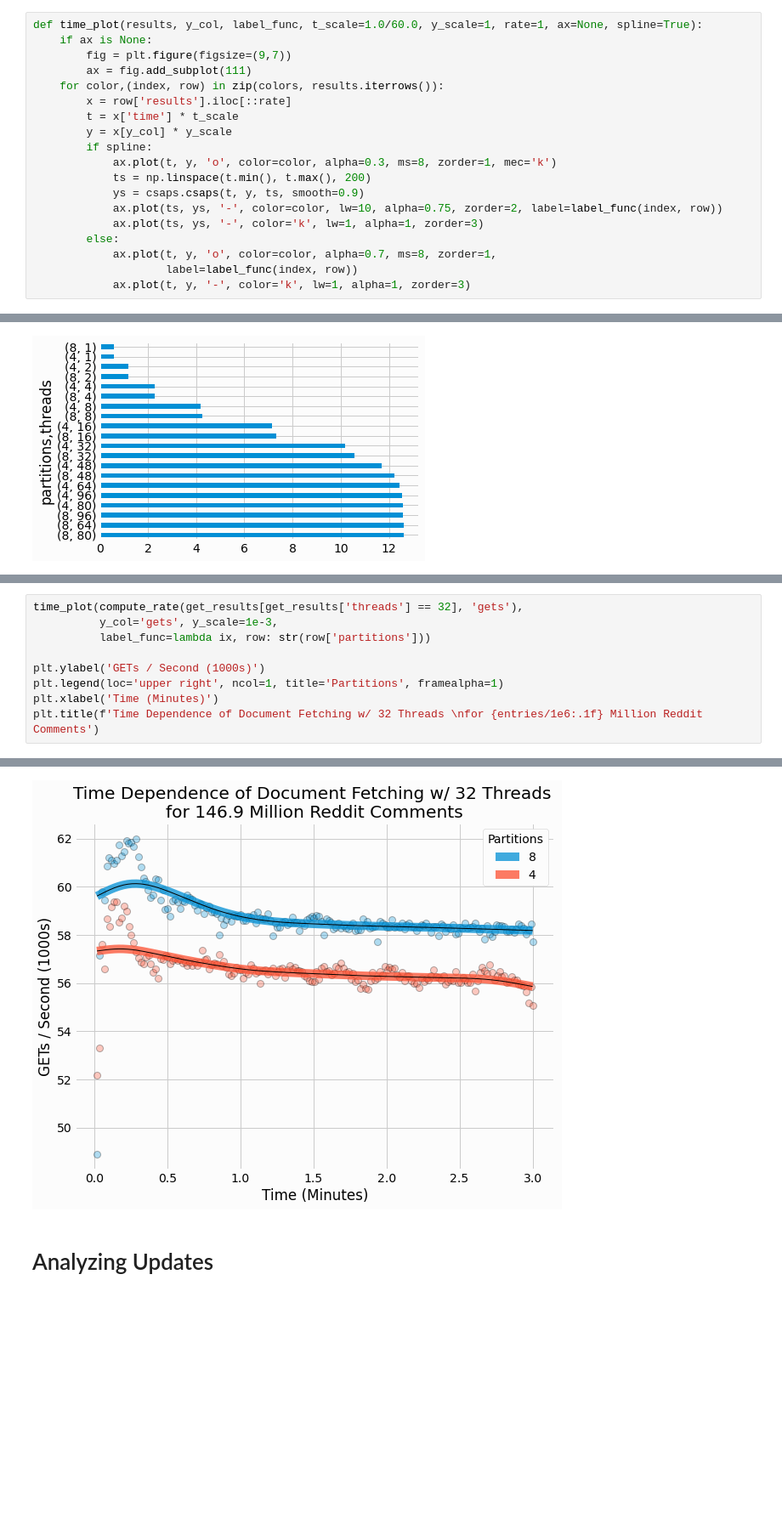
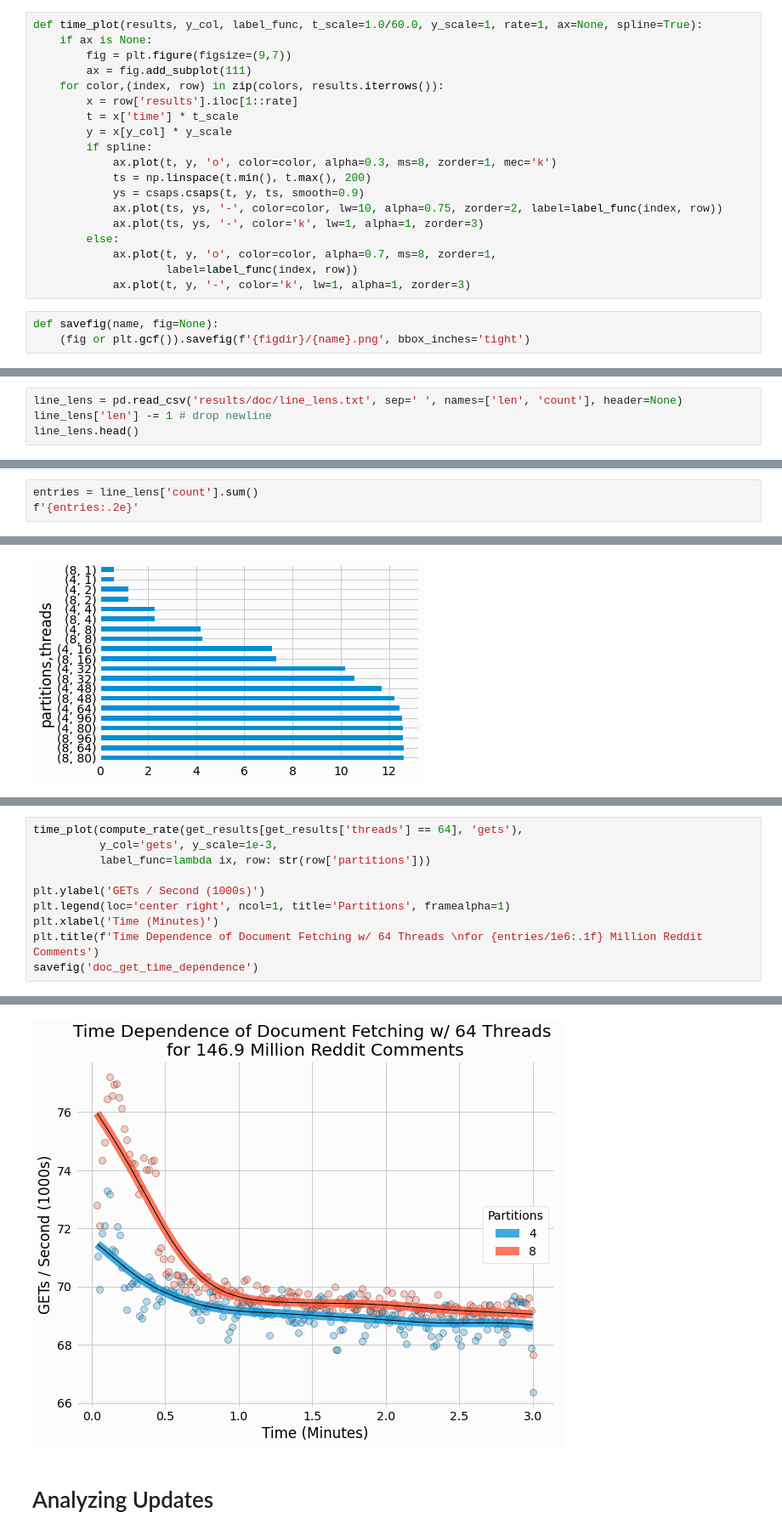
Before and after one commit to DBFromZero/dbf0analysis, a Jupyter notebook: benchmark_doc.ipynb, the cells around one changed output, grey strips where cells are left out. Shown at 85% size. Saved outputs shown, nothing was run; the diff lists cells and outputs as text; blank space fills up the shorter version.

```diff
--- a/benchmark_doc.ipynb
+++ b/benchmark_doc.ipynb
@@ -78,7 +79,7 @@ def time_plot(results, y_col, label_func, t_scale=1.0/60.0, y_scale=1, rate=1, a
         fig = plt.figure(figsize=(9,7))
         ax = fig.add_subplot(111)
     for color,(index, row) in zip(colors, results.iterrows()):
-        x = row['results'].iloc[::rate]
+        x = row['results'].iloc[1::rate]
         t = x['time'] * t_scale
         y = x[y_col] * y_scale
         if spline:
@@ -91,3 +92,6 @@ def time_plot(results, y_col, label_func, t_scale=1.0/60.0, y_scale=1, rate=1, a
             ax.plot(t, y, 'o', color=color, alpha=0.7, ms=8, zorder=1,
                     label=label_func(index, row))
             ax.plot(t, y, '-', color='k', lw=1, alpha=1, zorder=3)
+# %%
+def savefig(name, fig=None):
+    (fig or plt.gcf()).savefig(f'{figdir}/{name}.png', bbox_inches='tight')
@@ -93,0 +100,4 @@ def time_plot(results, y_col, label_func, t_scale=1.0/60.0, y_scale=1, rate=1, a
+# %%
+line_lens = pd.read_csv('results/doc/line_lens.txt', sep=' ', names=['len', 'count'], header=None)
+line_lens['len'] -= 1 # drop newline
+line_lens.head()
@@ -93,0 +111,3 @@ def time_plot(results, y_col, label_func, t_scale=1.0/60.0, y_scale=1, rate=1, a
+# %%
+entries = line_lens['count'].sum()
+f'{entries:.2e}'
@@ -210,11 +306,12 @@ Text(0.5, 1.0, 'Fetching Doucments for Three Minutes\nfrom 146.9 Million Reddit
 [figure]
 # %%
-time_plot(compute_rate(get_results[get_results['threads'] == 32], 'gets'),
+time_plot(compute_rate(get_results[get_results['threads'] == 64], 'gets'),
           y_col='gets', y_scale=1e-3,
           label_func=lambda ix, row: str(row['partitions']))
 
 plt.ylabel('GETs / Second (1000s)')
-plt.legend(loc='upper right', ncol=1, title='Partitions', framealpha=1)
+plt.legend(loc='center right', ncol=1, title='Partitions', framealpha=1)
 plt.xlabel('Time (Minutes)')
-plt.title(f'Time Dependence of Document Fetching w/ 32 Threads \nfor {entries/1e6:.1f} Million Reddit Comments')
+plt.title(f'Time Dependence of Document Fetching w/ 64 Threads \nfor {entries/1e6:.1f} Million Reddit Comments')
+savefig('doc_get_time_dependence')
 # %% [output]
@@ -222,4 +318,4 @@ Text(0.5, 1.0, 'Time Dependence of Document Fetching w/ 32 Threads \nfor 146.9 M
-[figure, old version]
+[figure, new version]
 # %% [markdown]
 # Analyzing Updates
 # %%
```
Also changed, not shown: parts of 27 cells of this notebook.
